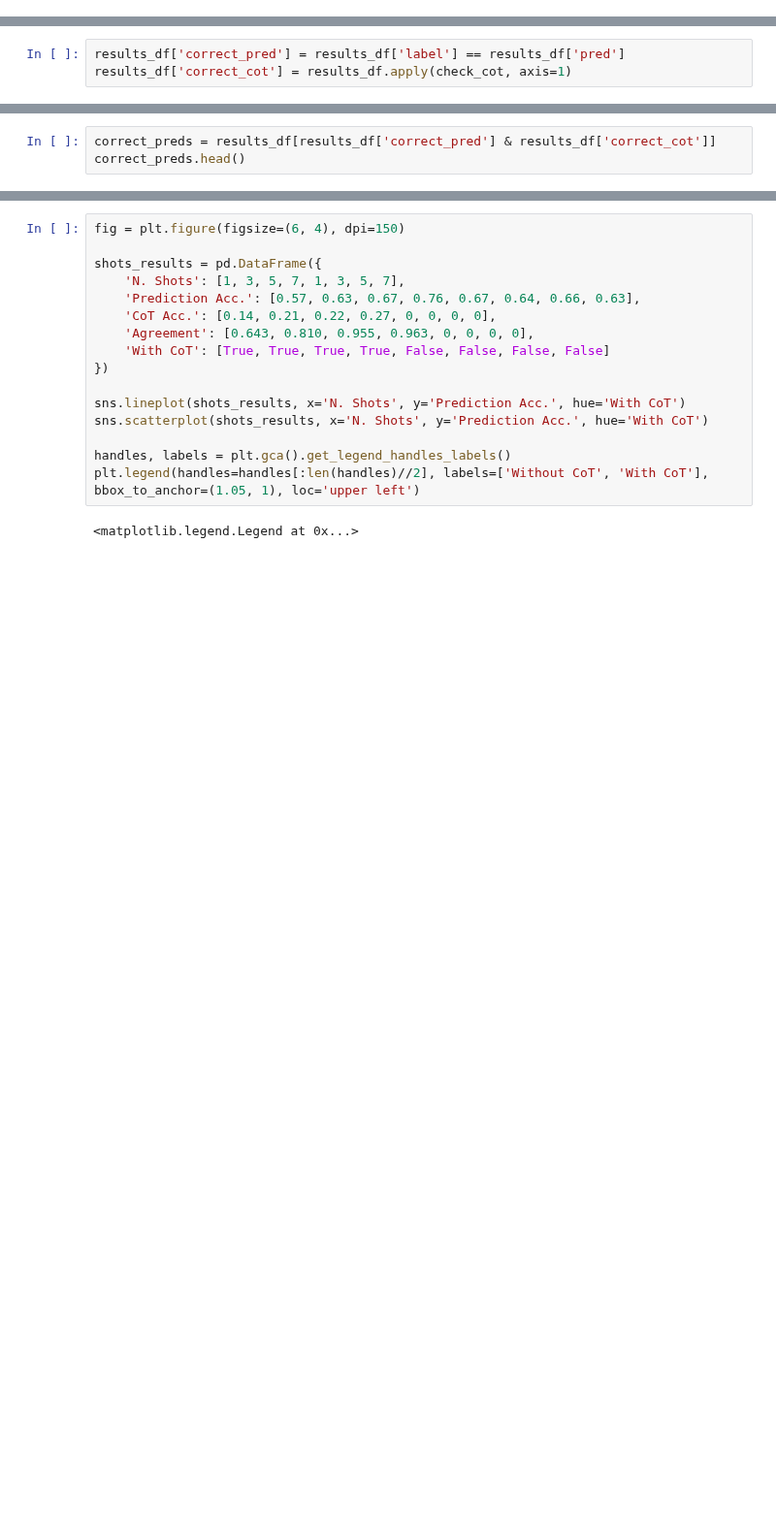
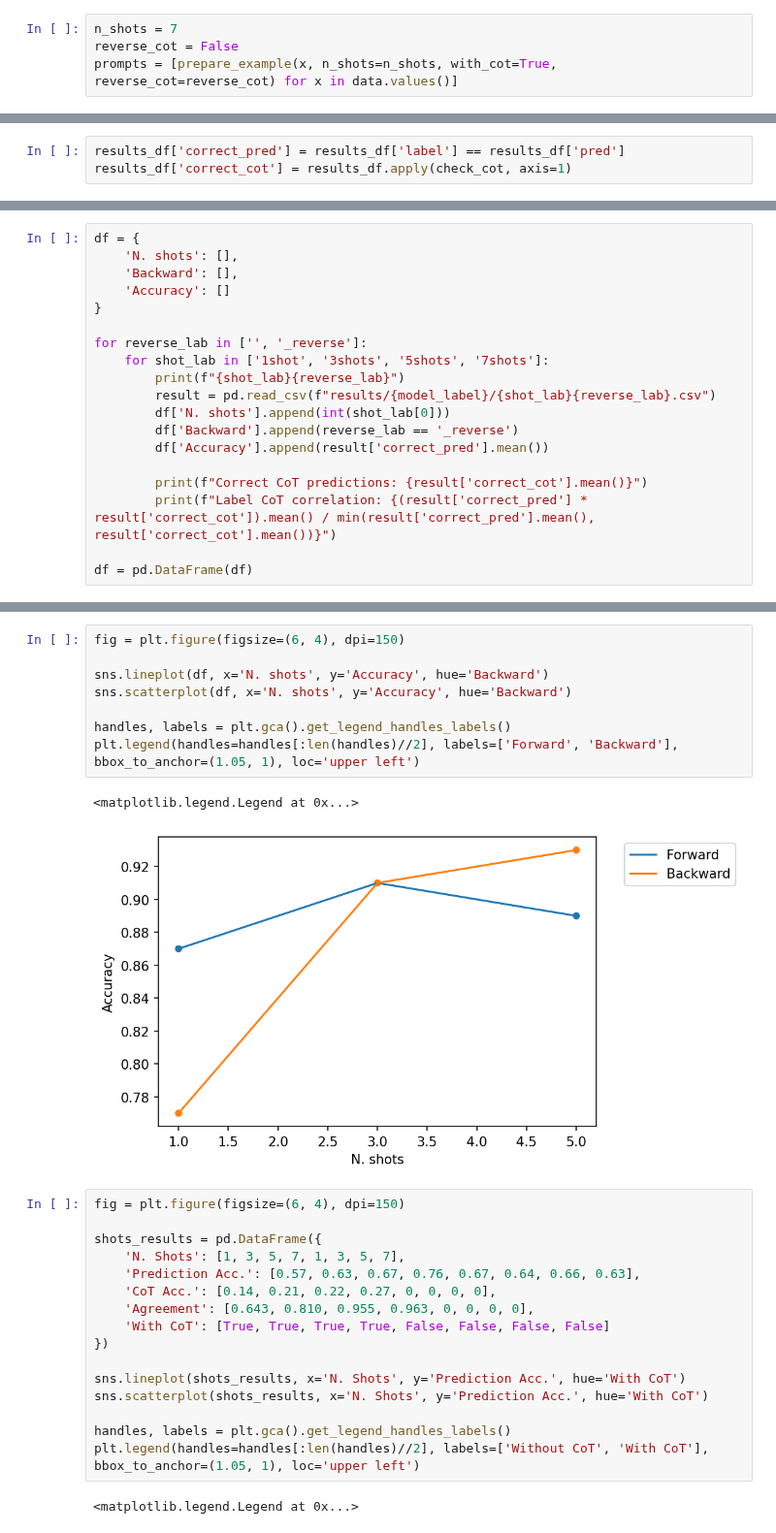
Before and after one commit to ghidav/mats-interp, a Jupyter notebook: experiments/006-cot/006a-cot_eval.ipynb, the cells around one changed output, grey strips where cells are left out. Shown at 97% size. Drawn from its saved outputs; the diff is of its cells as text; blank space fills up the shorter version.

```diff
--- a/experiments/006-cot/006a-cot_eval.ipynb
+++ b/experiments/006-cot/006a-cot_eval.ipynb
@@ -265,3 +257,7 @@ Target CoT: Wren is a grimpus. -> Every grimpus is not cold. -> Wren is not cold
+# %%
+n_shots = 7
+reverse_cot = False
+prompts = [prepare_example(x, n_shots=n_shots, with_cot=True, reverse_cot=reverse_cot) for x in data.values()]
 # %%
 results_df = {
     'prompt': [],
@@ -310,4 +311,20 @@ results_df.to_csv(f"results/results_{shot_lab}{reverse_lab}.csv", index=False)
 # %%
-correct_preds = results_df[results_df['correct_pred'] & results_df['correct_cot']]
-correct_preds.head()
+df = {
+    'N. shots': [],
+    'Backward': [],
+    'Accuracy': []
+}
+
+for reverse_lab in ['', '_reverse']:
+    for shot_lab in ['1shot', '3shots', '5shots', '7shots']:
+        print(f"{shot_lab}{reverse_lab}")
+        result = pd.read_csv(f"results/{model_label}/{shot_lab}{reverse_lab}.csv")
+        df['N. shots'].append(int(shot_lab[0]))
+        df['Backward'].append(reverse_lab == '_reverse')
+        df['Accuracy'].append(result['correct_pred'].mean())
+
+        print(f"Correct CoT predictions: {result['correct_cot'].mean()}")
+        print(f"Label CoT correlation: {(result['correct_pred'] * result['correct_cot']).mean() / min(result['correct_pred'].mean(), result['correct_cot'].mean())}")
+
+df = pd.DataFrame(df)
 # %% [output]
@@ -320,3 +349,14 @@ correct_preds.head()
+# %%
+fig = plt.figure(figsize=(6, 4), dpi=150)
+
+sns.lineplot(df, x='N. shots', y='Accuracy', hue='Backward')
+sns.scatterplot(df, x='N. shots', y='Accuracy', hue='Backward')
+
+handles, labels = plt.gca().get_legend_handles_labels()
+plt.legend(handles=handles[:len(handles)//2], labels=['Forward', 'Backward'], bbox_to_anchor=(1.05, 1), loc='upper left')
+# %% [output]
+<matplotlib.legend.Legend at 0x...>
+[figure, added]
 # %%
 fig = plt.figure(figsize=(6, 4), dpi=150)
 
```
Also changed, not shown: parts of 8 cells of this notebook, 17 other files.
